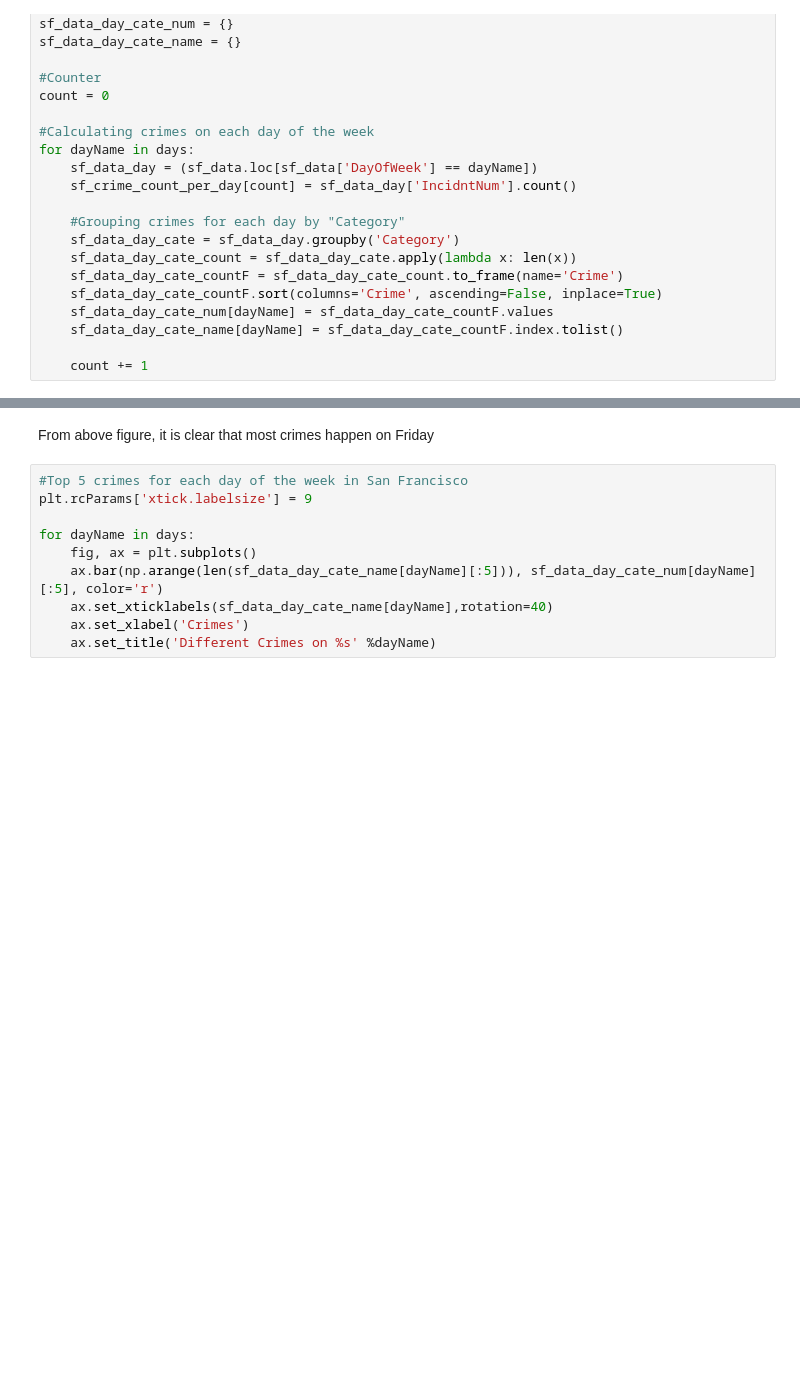
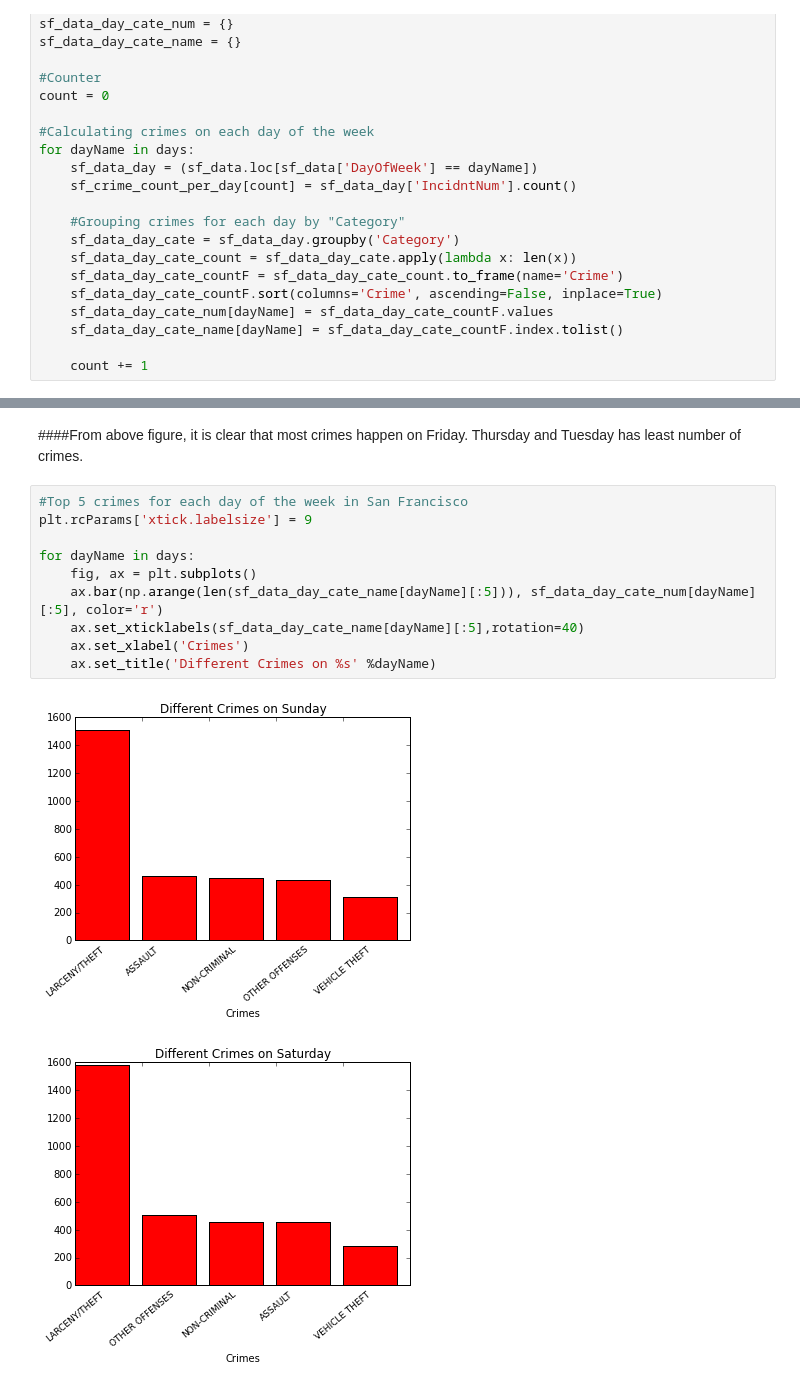
Before and after one commit to NiladriMohanty/Data-Science, a Jupyter notebook: US_Cities_Crime_Data.ipynb, the cells around one changed output, grey strips where cells are left out. Saved outputs shown, nothing was run; the diff lists cells and outputs as text; blank space fills up the shorter version.

```diff
--- a/US_Cities_Crime_Data.ipynb
+++ b/US_Cities_Crime_Data.ipynb
@@ -42,12 +53,16 @@ ax.set_xticklabels(days,rotation=40)
 # %% [markdown]
-From above figure, it is clear that most crimes happen on Friday
+####From above figure, it is clear that most crimes happen on Friday.
+Thursday and Tuesday has least number of crimes.
 # %%
 #Top 5 crimes for each day of the week in San Francisco
 plt.rcParams['xtick.labelsize'] = 9
 
 for dayName in days:
     fig, ax = plt.subplots()
     ax.bar(np.arange(len(sf_data_day_cate_name[dayName][:5])), sf_data_day_cate_num[dayName][:5], color='r')
-    ax.set_xticklabels(sf_data_day_cate_name[dayName],rotation=40)
+    ax.set_xticklabels(sf_data_day_cate_name[dayName][:5],rotation=40)
     ax.set_xlabel('Crimes')
     ax.set_title('Different Crimes on %s' %dayName)
+# %% [output]
+[figure, added]
+[figure, added]
```
Also changed, not shown: parts of 5 cells of this notebook.
